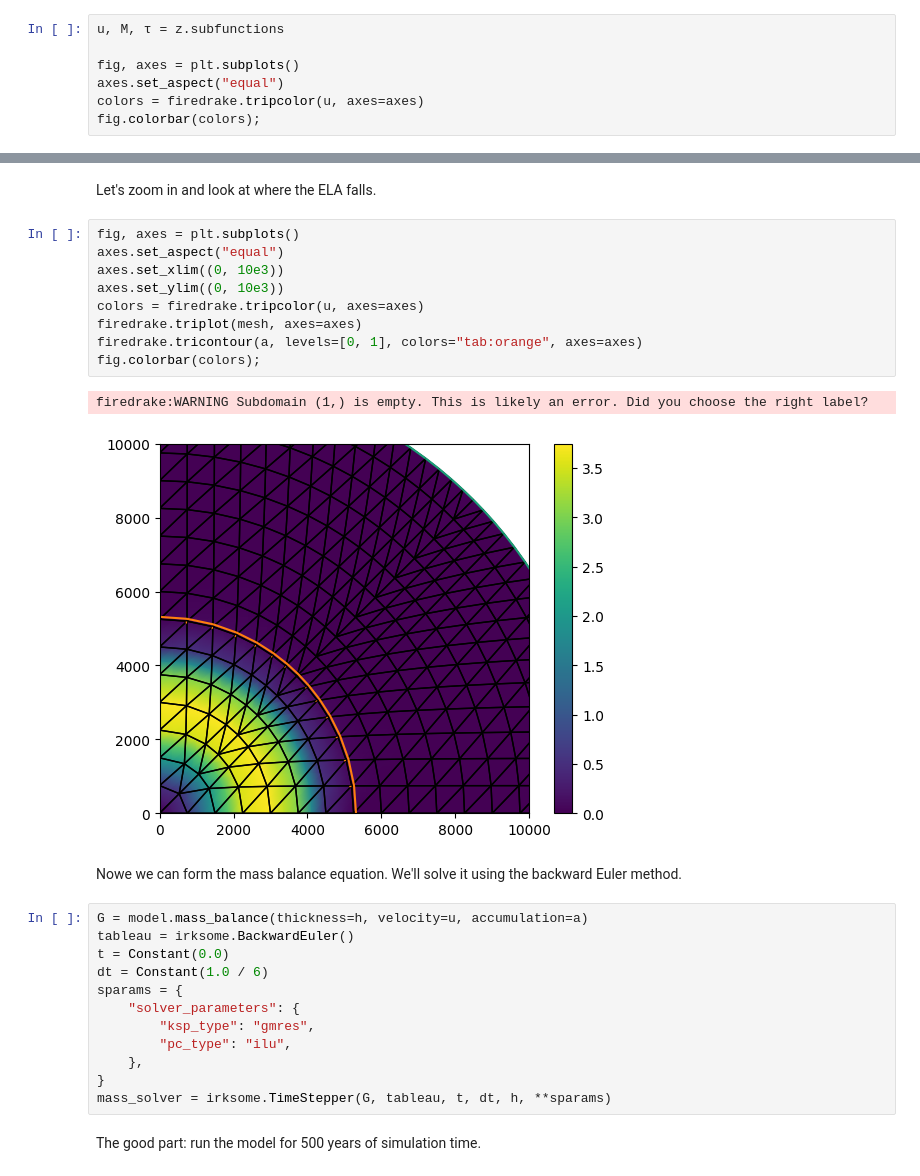
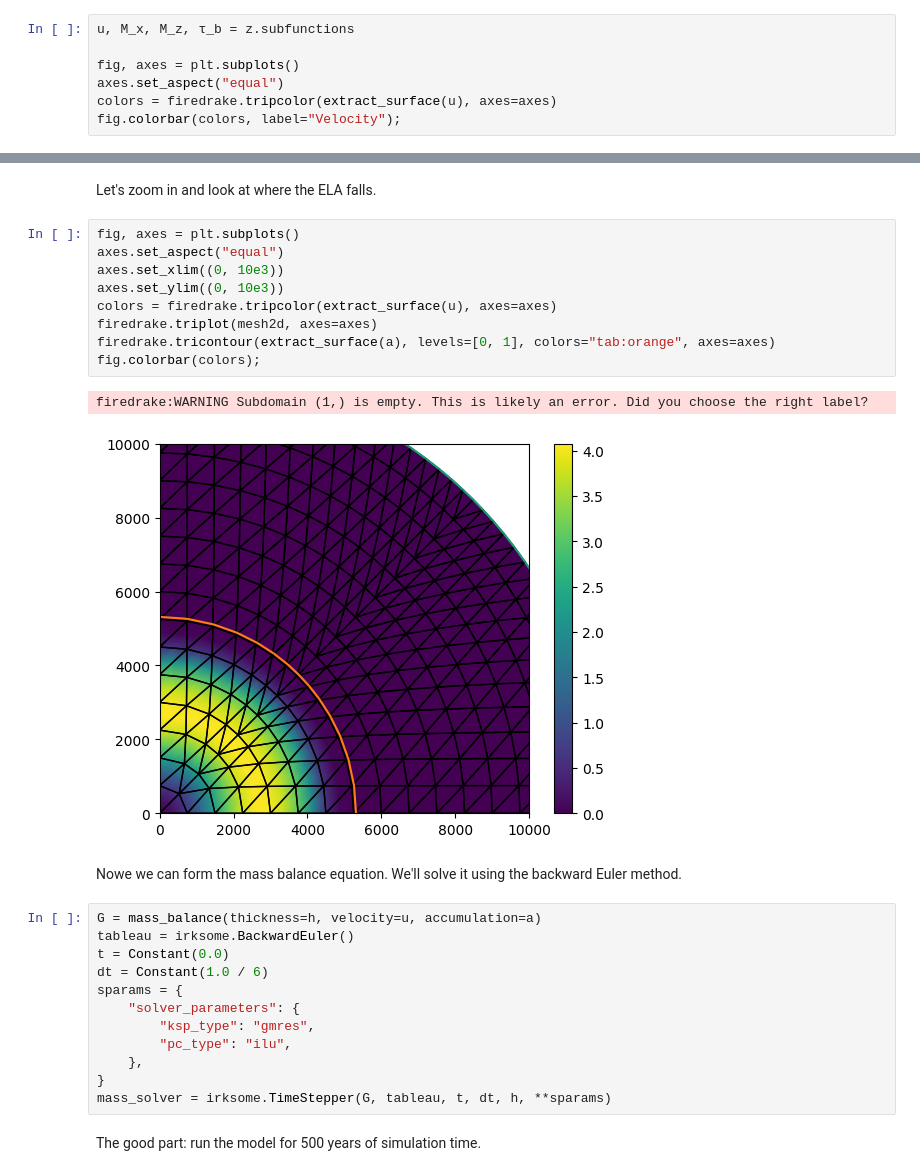
Before and after one commit to icepack/icepack2, a Jupyter notebook: notebooks/rainier_hybrid.ipynb, the cells around one changed output, grey strips where cells are left out. Drawn from its saved outputs; the diff is of its cells as text.

```diff
--- a/notebooks/rainier_hybrid.ipynb
+++ b/notebooks/rainier_hybrid.ipynb
@@ -298,8 +333,8 @@ for exponent in np.linspace(1.0, 3.0, num_continuation_steps):
 # %%
-u, M, τ = z.subfunctions
+u, M_x, M_z, τ_b = z.subfunctions
 
 fig, axes = plt.subplots()
 axes.set_aspect("equal")
-colors = firedrake.tripcolor(u, axes=axes)
-fig.colorbar(colors);
+colors = firedrake.tripcolor(extract_surface(u), axes=axes)
+fig.colorbar(colors, label="Velocity");
 # %% [output]
@@ -309,20 +344,20 @@ Let's zoom in and look at where the ELA falls.
 # %%
 fig, axes = plt.subplots()
 axes.set_aspect("equal")
 axes.set_xlim((0, 10e3))
 axes.set_ylim((0, 10e3))
-colors = firedrake.tripcolor(u, axes=axes)
-firedrake.triplot(mesh, axes=axes)
-firedrake.tricontour(a, levels=[0, 1], colors="tab:orange", axes=axes)
+colors = firedrake.tripcolor(extract_surface(u), axes=axes)
+firedrake.triplot(mesh2d, axes=axes)
+firedrake.tricontour(extract_surface(a), levels=[0, 1], colors="tab:orange", axes=axes)
 fig.colorbar(colors);
 # %% [output]
 firedrake:WARNING Subdomain (1,) is empty. This is likely an error. Did you choose the right label?
-[figure, old version]
+[figure, new version]
 # %% [markdown]
 Nowe we can form the mass balance equation.
 We'll solve it using the backward Euler method.
 # %%
-G = model.mass_balance(thickness=h, velocity=u, accumulation=a)
+G = mass_balance(thickness=h, velocity=u, accumulation=a)
 tableau = irksome.BackwardEuler()
 t = Constant(0.0)
 dt = Constant(1.0 / 6)
```
Also changed, not shown: parts of 15 cells of this notebook.
